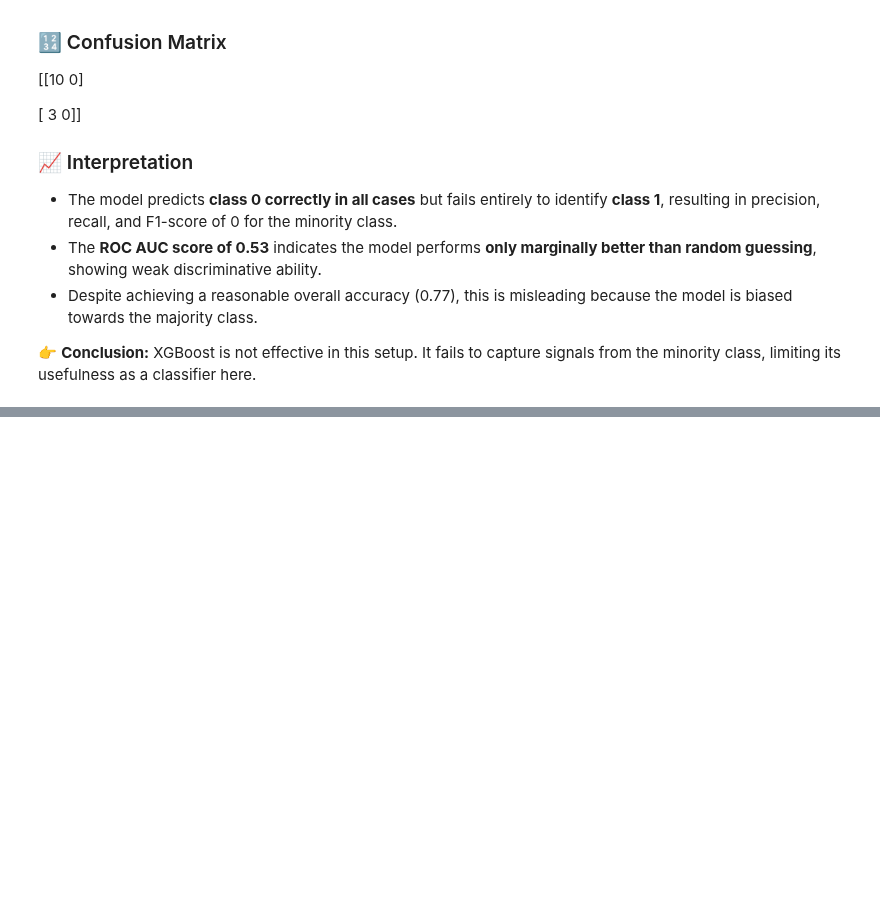
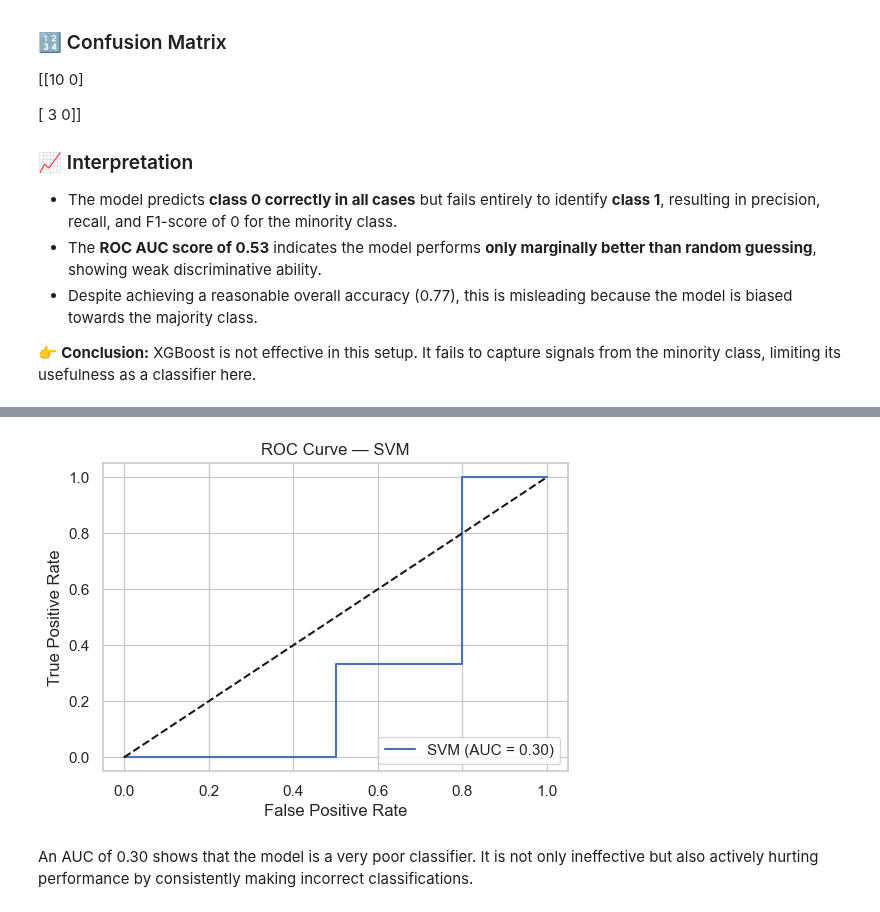
Before and after one commit to J-Kimani/DS, a Jupyter notebook: Projects/Data Proficiency Project/Data Proficiency Project.ipynb, the cells around one changed output, grey strips where cells are left out. Saved outputs shown, nothing was run; the diff lists cells and outputs as text; code cells hidden in the pictures; blank space fills up the shorter version.

```diff
--- a/Projects/Data Proficiency Project/Data Proficiency Project.ipynb
+++ b/Projects/Data Proficiency Project/Data Proficiency Project.ipynb
@@ -2235,0 +2295,23 @@ The ROC curve for the XGBoost model shows that it is a weak classifier, 0.53, pe
+# %%
+# SVC with linear kernel does not support predict_proba by default.
+# Use decision_function for ROC curve instead.
+
+y_score_svm = svm.decision_function(X_test)
+
+# ROC curve
+fpr, tpr, thresholds = roc_curve(y_test, y_score_svm)
+auc_score = roc_auc_score(y_test, y_score_svm)
+
+# Plot ROC curve
+plt.figure(figsize=(6,4))
+plt.plot(fpr, tpr, label=f'SVM (AUC = {auc_score:.2f})')
+plt.plot([0,1], [0,1], 'k--')  # baseline
+plt.xlabel('False Positive Rate')
+plt.ylabel('True Positive Rate')
+plt.title('ROC Curve — SVM')
+plt.legend(loc='lower right')
+plt.show()
+# %% [output]
+[figure, added]
+# %% [markdown]
+An AUC of 0.30 shows that the model is a very poor classifier. It is not only ineffective but also actively hurting performance by consistently making incorrect classifications.
```
Also changed, not shown: parts of 7 cells of this notebook.
